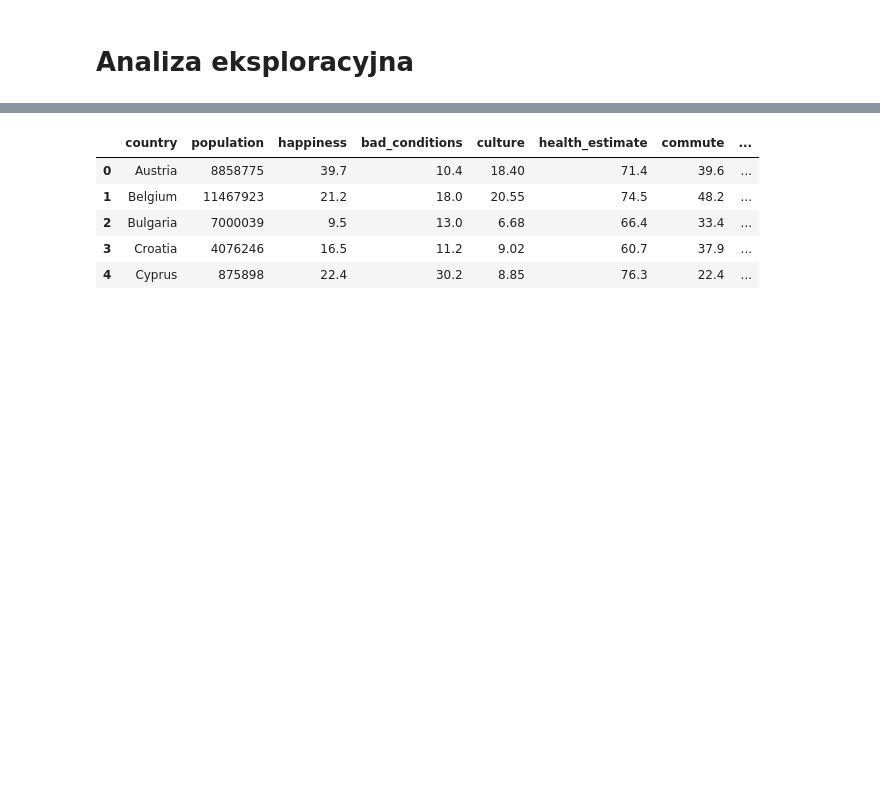
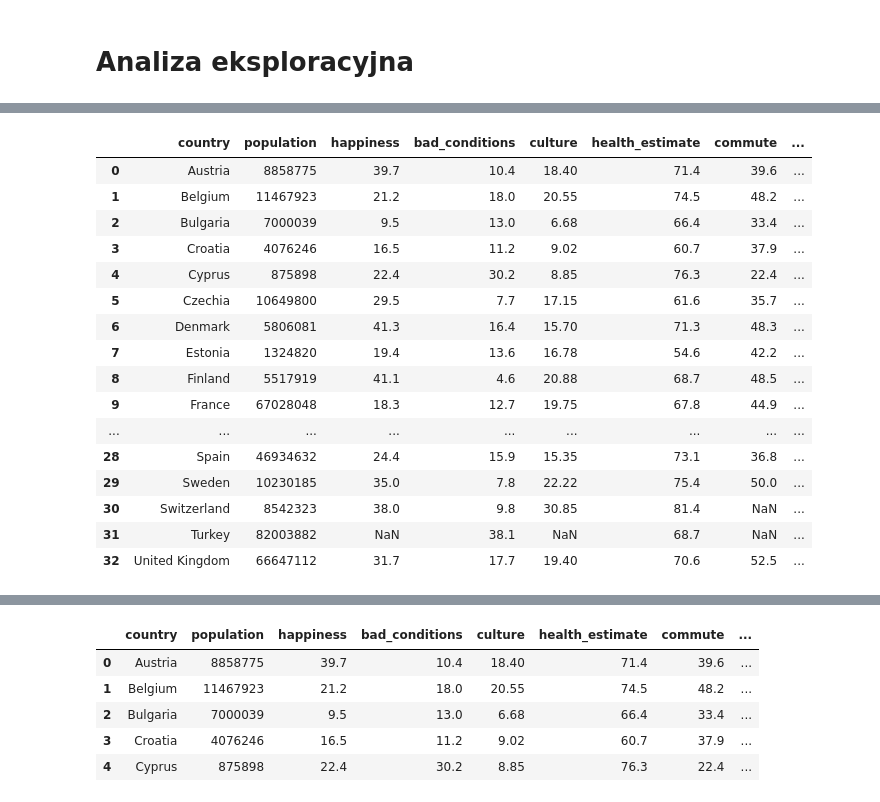
Before and after one commit to McCastles/MED-project, a Jupyter notebook: notebooks/Exploratory analysis.ipynb, the cells around one changed output, grey strips where cells are left out. Saved outputs shown, nothing was run; the diff lists cells and outputs as text; code cells hidden in the pictures; blank space fills up the shorter version.

```diff
--- a/notebooks/Exploratory analysis.ipynb
+++ b/notebooks/Exploratory analysis.ipynb
@@ -14,0 +16,21 @@ Wczytanie danych i wyświetlenie pierwszych pięciu wierszy.
+# %%
+dirty = pd.read_excel('../data/dirty.xlsx', header=0)
+dirty
+# %% [output]
+|  | country | population | happiness | bad_conditions | culture | health_estimate | commute | ... |
+| 0 | Austria | 8858775 | 39.7 | 10.4 | 18.40 | 71.4 | 39.6 | ... |
+| 1 | Belgium | 11467923 | 21.2 | 18.0 | 20.55 | 74.5 | 48.2 | ... |
+| 2 | Bulgaria | 7000039 | 9.5 | 13.0 | 6.68 | 66.4 | 33.4 | ... |
+| 3 | Croatia | 4076246 | 16.5 | 11.2 | 9.02 | 60.7 | 37.9 | ... |
+| 4 | Cyprus | 875898 | 22.4 | 30.2 | 8.85 | 76.3 | 22.4 | ... |
+| 5 | Czechia | 10649800 | 29.5 | 7.7 | 17.15 | 61.6 | 35.7 | ... |
+| 6 | Denmark | 5806081 | 41.3 | 16.4 | 15.70 | 71.3 | 48.3 | ... |
+| 7 | Estonia | 1324820 | 19.4 | 13.6 | 16.78 | 54.6 | 42.2 | ... |
+| 8 | Finland | 5517919 | 41.1 | 4.6 | 20.88 | 68.7 | 48.5 | ... |
+| 9 | France | 67028048 | 18.3 | 12.7 | 19.75 | 67.8 | 44.9 | ... |
+| ... | ... | ... | ... | ... | ... | ... | ... | ... |
+| 28 | Spain | 46934632 | 24.4 | 15.9 | 15.35 | 73.1 | 36.8 | ... |
+| 29 | Sweden | 10230185 | 35.0 | 7.8 | 22.22 | 75.4 | 50.0 | ... |
+| 30 | Switzerland | 8542323 | 38.0 | 9.8 | 30.85 | 81.4 | NaN | ... |
+| 31 | Turkey | 82003882 | NaN | 38.1 | NaN | 68.7 | NaN | ... |
+| 32 | United Kingdom | 66647112 | 31.7 | 17.7 | 19.40 | 70.6 | 52.5 | ... |
```
Also changed, not shown: parts of 38 cells of this notebook, 2 other files.
